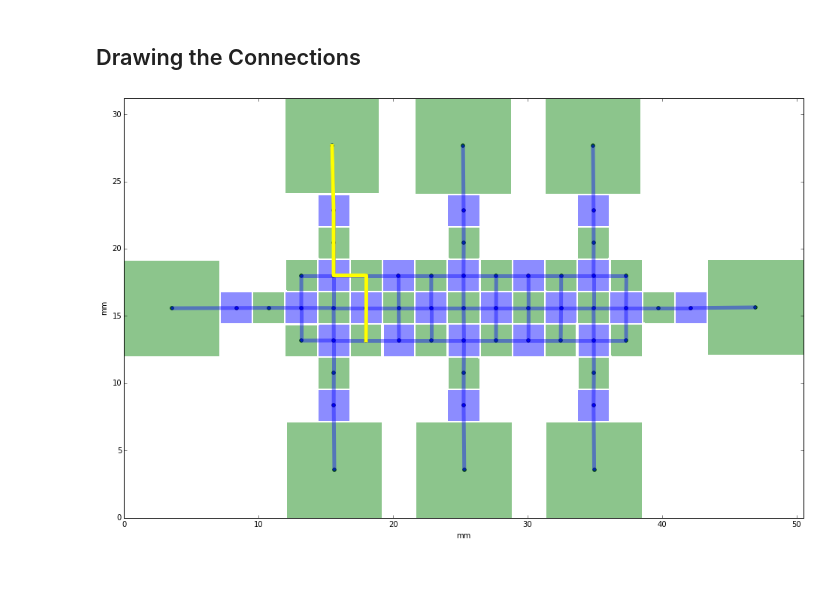
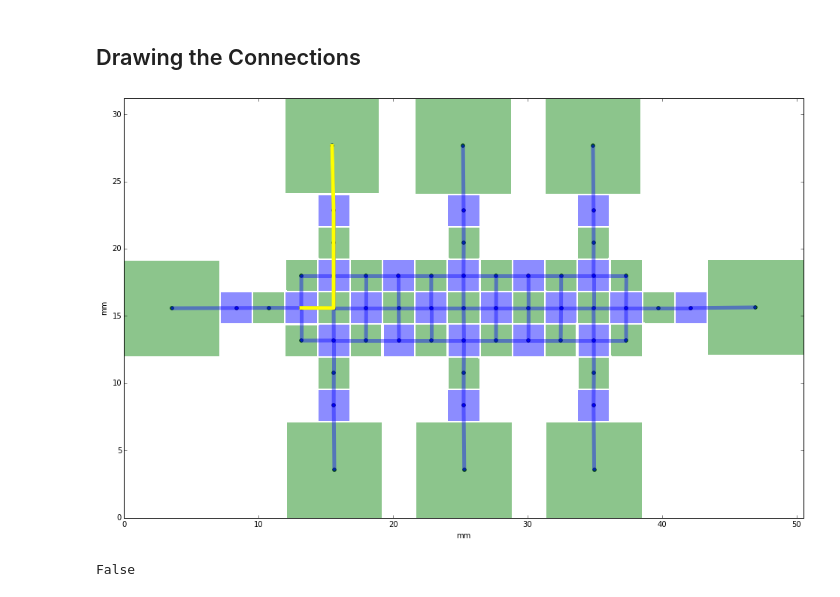
Before and after one commit to ajitpawar/device-connection-graph, a Jupyter notebook: Device connection graph.v4.ipynb, the cells around one changed output. Drawn from its saved outputs; the diff is of its cells as text; code cells hidden in the pictures.

```diff
--- a/Device connection graph.v4.ipynb
+++ b/Device connection graph.v4.ipynb
@@ -277,19 +277,30 @@ def find_path(svg_filepath, i, j):
 # %%
 ####### Main ###########
 
 # Initiliaze
 svg_filepath = 'test_device_1.svg'
 i = 0
-j = 21
+j = 12
 
 # Draw blueprint
 df_paths, df_connected = init(svg_filepath)
 axis, centers = draw_connections(df_paths, df_connected)
+
+# df_paths
 
 # Get shortest path
 connection_ids = find_path(svg_filepath, i, j)
 
 # Highlight shortest path
 highlight_connections(axis, centers, df_connected, connection_ids)
 # %% [output]
-[figure, old version]
+[figure, new version]
+# %%
+def check_connected(df_connected, a, b):
+    nodes = sorted([a, b])
+    return df_connected[(df_connected.source == nodes[0]) &
+                        (df_connected.destination == nodes[1])].shape[0] > 0
+
+check_connected(df_connected, 'path18133', 'path180')
+# %% [output]
+False
```
Also changed, not shown: parts of 1 cell of this notebook, 1 other file.
